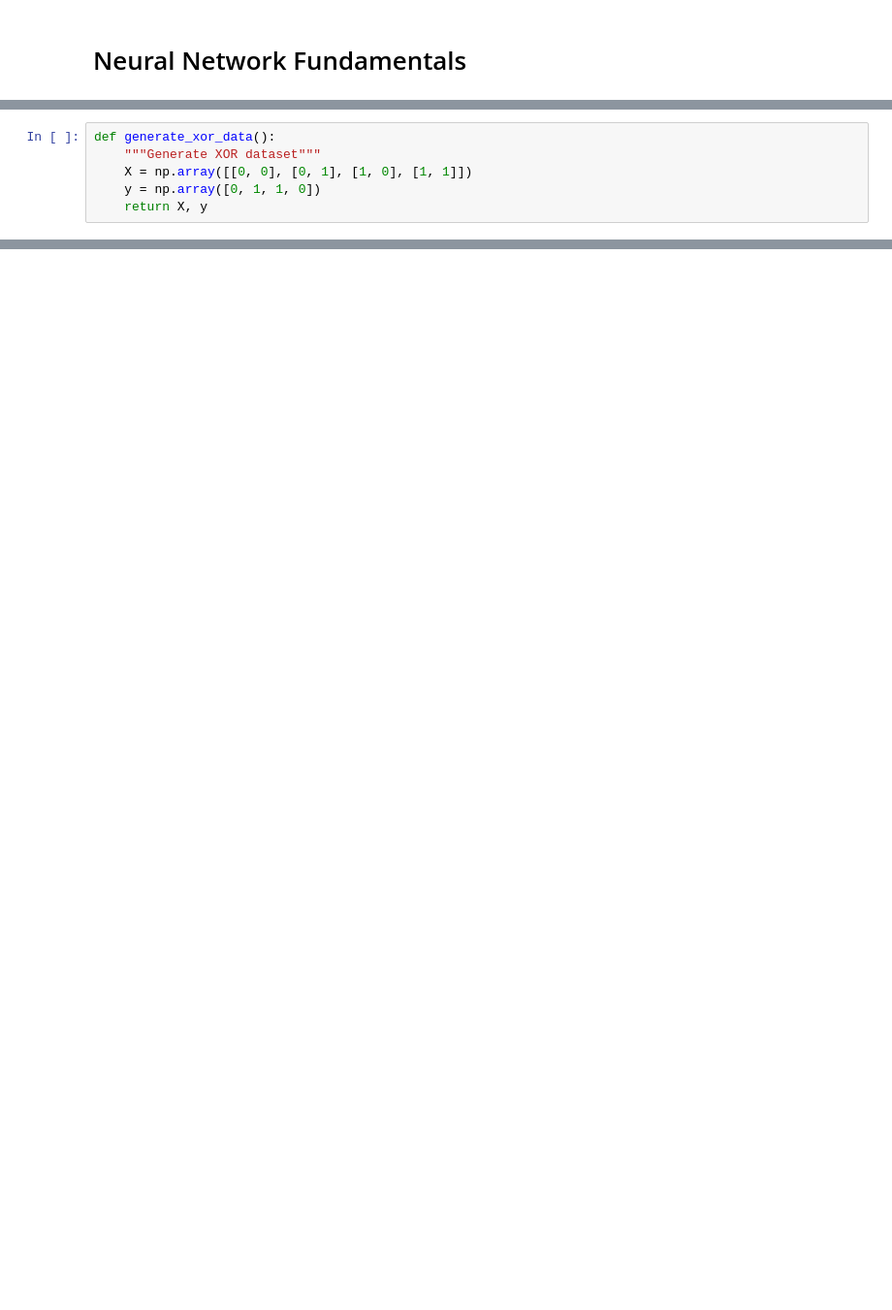
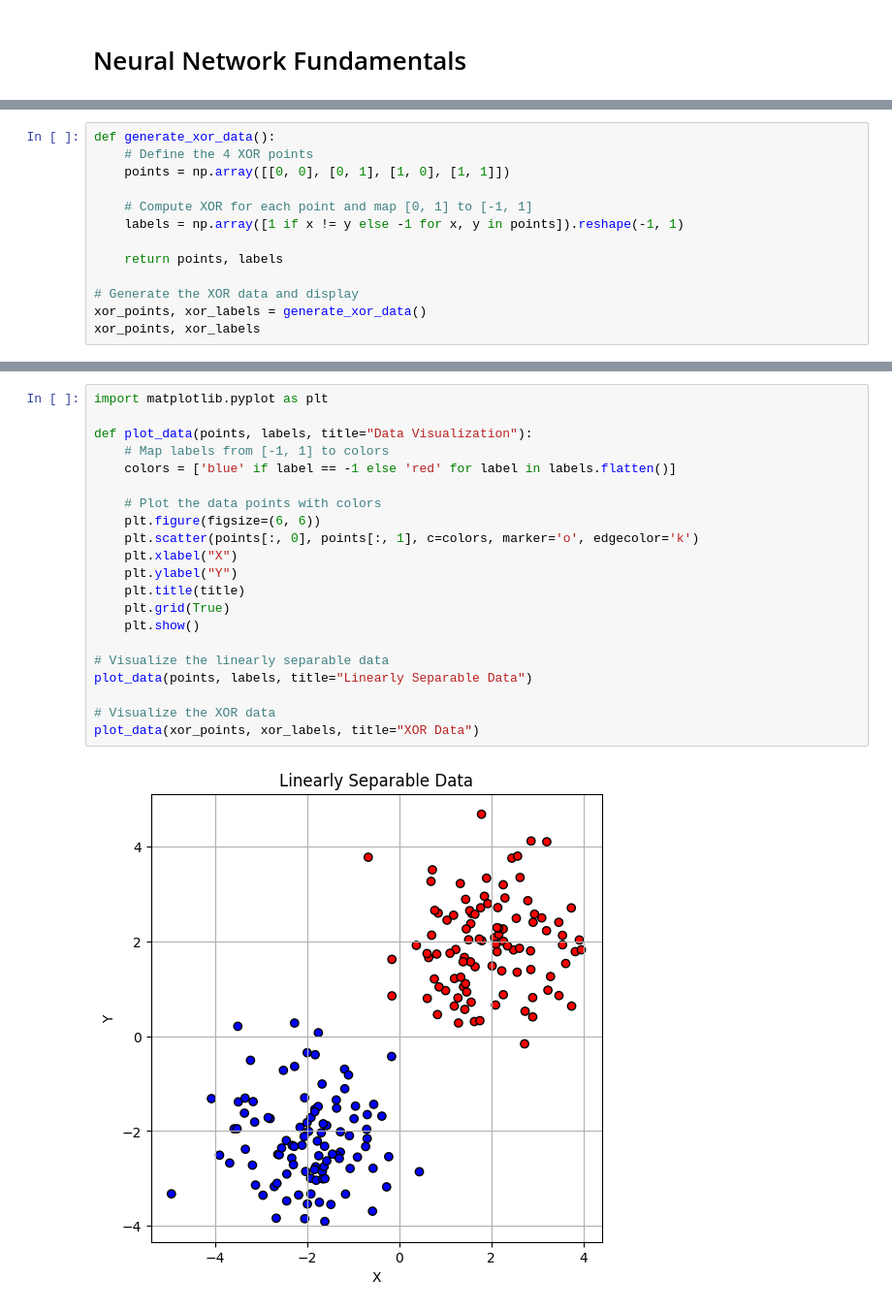
Before and after one commit to Raminyazdani/neural-network-fundamentals-notebook, a Jupyter notebook: neural_network_fundamentals.ipynb, the cells around one changed output, grey strips where cells are left out. Shown: that part at 97% size. Drawn from its saved outputs; the diff is of its cells as text; blank space fills up the shorter version.

```diff
--- a/neural_network_fundamentals.ipynb
+++ b/neural_network_fundamentals.ipynb
@@ -23,6 +2,0 @@ Generate the XOR dataset - a classic non-linearly separable problem.
-# %%
-def generate_xor_data():
-    """Generate XOR dataset"""
-    X = np.array([[0, 0], [0, 1], [1, 0], [1, 1]])
-    y = np.array([0, 1, 1, 0])
-    return X, y
@@ -137,0 +72,13 @@ plot_decision_boundary(X_outlier, y_outlier, svm_outlier, 'Linear SVM with Outli
+# %%
+def generate_xor_data():
+    # Define the 4 XOR points
+    points = np.array([[0, 0], [0, 1], [1, 0], [1, 1]])
+
+    # Compute XOR for each point and map [0, 1] to [-1, 1]
+    labels = np.array([1 if x != y else -1 for x, y in points]).reshape(-1, 1)
+
+    return points, labels
+
+# Generate the XOR data and display
+xor_points, xor_labels = generate_xor_data()
+xor_points, xor_labels
@@ -137,0 +98,23 @@ plot_decision_boundary(X_outlier, y_outlier, svm_outlier, 'Linear SVM with Outli
+# %%
+import matplotlib.pyplot as plt
+
+def plot_data(points, labels, title="Data Visualization"):
+    # Map labels from [-1, 1] to colors
+    colors = ['blue' if label == -1 else 'red' for label in labels.flatten()]
+
+    # Plot the data points with colors
+    plt.figure(figsize=(6, 6))
+    plt.scatter(points[:, 0], points[:, 1], c=colors, marker='o', edgecolor='k')
+    plt.xlabel("X")
+    plt.ylabel("Y")
+    plt.title(title)
+    plt.grid(True)
+    plt.show()
+
+# Visualize the linearly separable data
+plot_data(points, labels, title="Linearly Separable Data")
+
+# Visualize the XOR data
+plot_data(xor_points, xor_labels, title="XOR Data")
+# %% [output]
+[figure, added]
```
Also changed, not shown: parts of 36 cells of this notebook, 3 other files.
